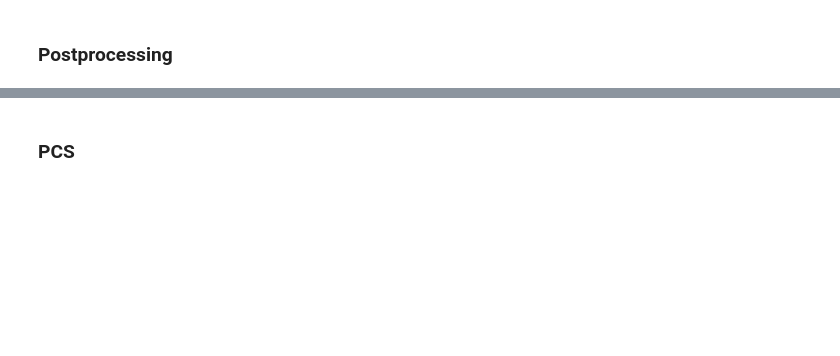
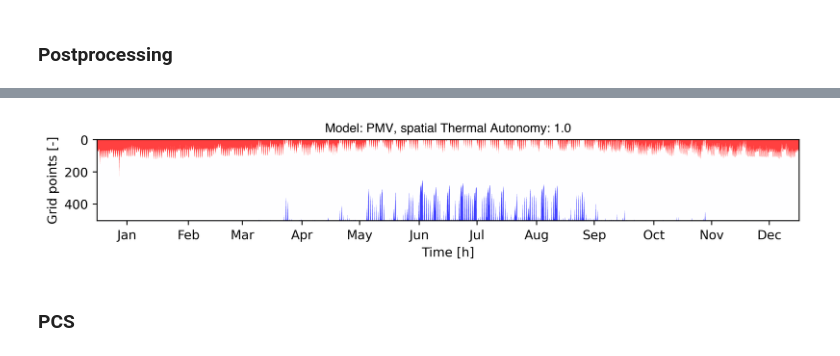
Before and after one commit to t-kramer/comfortSIM, a Jupyter notebook: workflow/workflow.ipynb, the cells around one changed output, grey strips where cells are left out. Saved outputs shown, nothing was run; the diff lists cells and outputs as text; code cells hidden in the pictures; blank space fills up the shorter version.

```diff
--- a/workflow/workflow.ipynb
+++ b/workflow/workflow.ipynb
@@ -386,3 +485,7 @@ adaptivePredictions = adaptive_array.reshape(grid_length,8760)
+# %%
+plot_sta(adaptivePredictions)
+# %% [output]
+[figure, added]
 # %%
 # Add sTA, visualsing etc.
 # %% [markdown]
```
Also changed, not shown: parts of 7 cells of this notebook, 1 other file.
